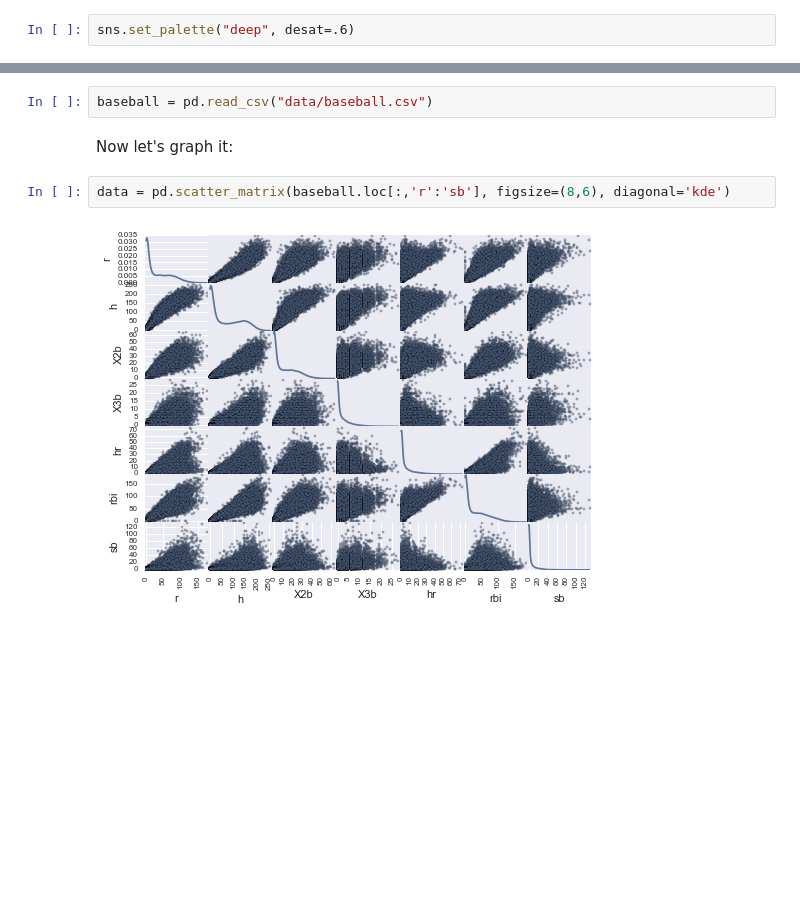
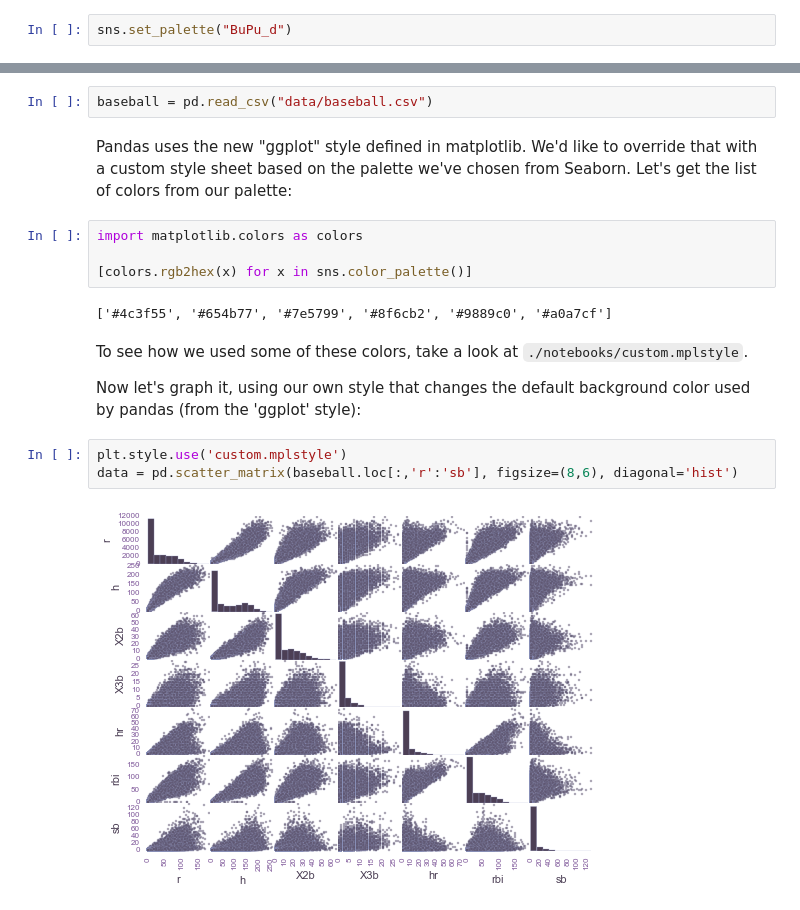
Before and after one commit to masteringmatplotlib/preview, a Jupyter notebook: notebooks/mmpl-preview.ipynb, the cells around one changed output, grey strips where cells are left out. Drawn from its saved outputs; the diff is of its cells as text; blank space fills up the shorter version.

Commit message:
Used new styles/palettes.

```diff
--- a/notebooks/mmpl-preview.ipynb
+++ b/notebooks/mmpl-preview.ipynb
@@ -19,5 +17,5 @@ As you can see from the import, we're going to use Seaborn for some nice visual
 # %%
-sns.set_palette("deep", desat=.6)
+sns.set_palette("BuPu_d")
 # %% [markdown]
 We're also going to use NumPy and SciPy to generate some data. Next, let's get some Seaborn defaults set up:
 # %%
@@ -44,9 +42,20 @@ import pandas as pd
 The Pandas project ships with some sample data that we can load and view:
 # %%
 baseball = pd.read_csv("data/baseball.csv")
-# %% [markdown]
-Now let's graph it:
+# %% [markdown]
+Pandas uses the new "ggplot" style defined in matplotlib. We'd like to override that with a custom style sheet based on the palette we've chosen from Seaborn. Let's get the list of colors from our palette:
+# %%
+import matplotlib.colors as colors
+
+[colors.rgb2hex(x) for x in sns.color_palette()]
+# %% [output]
+['#4c3f55', '#654b77', '#7e5799', '#8f6cb2', '#9889c0', '#a0a7cf']
+# %% [markdown]
+To see how we used some of these colors, take a look at ``./notebooks/custom.mplstyle``.
+
+Now let's graph it, using our own style that changes the default background color used by pandas (from the 'ggplot' style):
 # %%
-data = pd.scatter_matrix(baseball.loc[:,'r':'sb'], figsize=(8,6), diagonal='kde')
+plt.style.use('custom.mplstyle')
+data = pd.scatter_matrix(baseball.loc[:,'r':'sb'], figsize=(8,6), diagonal='hist')
 # %% [output]
-[figure, old version]
+[figure, new version]
```
Also changed, not shown: parts of 4 cells of this notebook.
